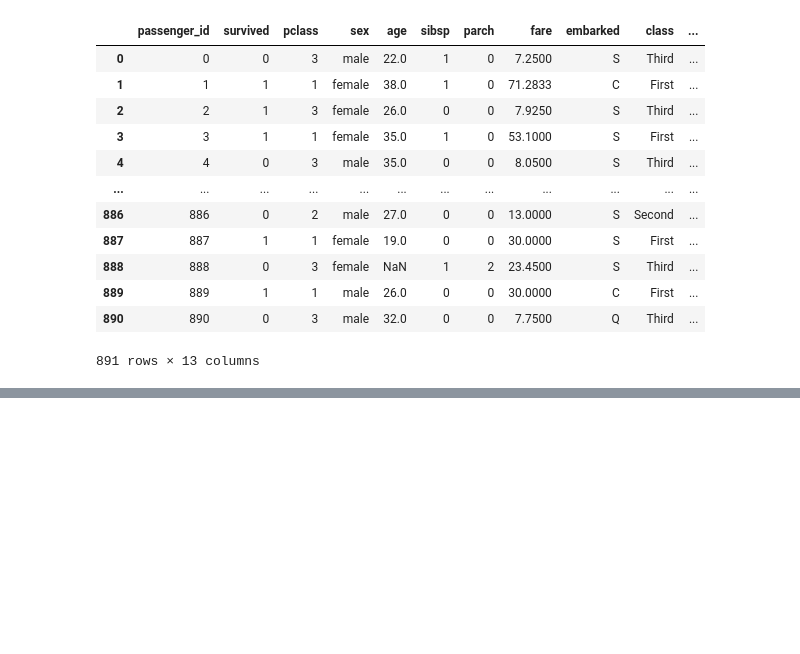
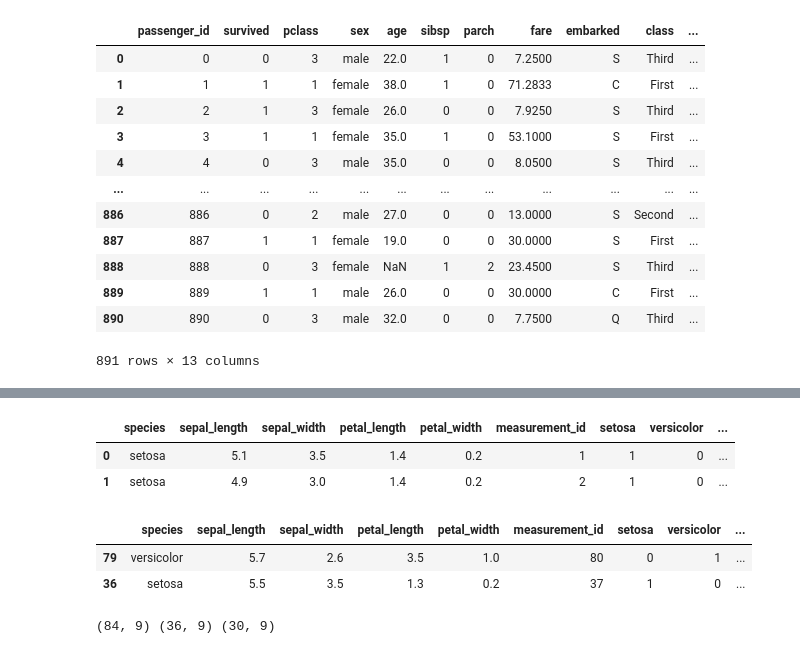
Before and after one commit to jamesallen0351/classification-exercises, a Jupyter notebook: classification_exercises.ipynb, the cells around one changed output, grey strips where cells are left out. Cells and saved outputs as stored; diff of their text form; code cells hidden in the pictures; blank space fills up the shorter version.

```diff
--- a/classification_exercises.ipynb
+++ b/classification_exercises.ipynb
@@ -275,0 +297,3 @@ df
+# %%
+# acquire data again
+df = acquire.get_iris_data()
@@ -275,0 +309,27 @@ df
+# %%
+# Create a function named prep_iris that accepts the untransformed iris data, and returns the data with the transformations above applied.
+
+def prep_iris(df):
+
+    '''Prepares acquired Iris data for exploration'''
+
+    # drop column using .drop(columns=column_name)
+    df = df.drop(columns='species_id')
+
+    # remame column using .rename(columns={current_column_name : replacement_column_name})
+    df = df.rename(columns={'species_name':'species'})
+
+    # create dummies dataframe using .get_dummies(column_name,not dropping any of the dummy columns)
+    dummy_df = pd.get_dummies(df['species'], drop_first=False)
+
+    # join original df with dummies df using .concat([original_df,dummy_df], join along the index)
+    df = pd.concat([df, dummy_df], axis=1)
+
+    return df
+# %%
+df = prep_iris(df)
+df.head(2)
+# %% [output]
+|  | species | sepal_length | sepal_width | petal_length | petal_width | measurement_id | setosa | versicolor | ... |
+| 0 | setosa | 5.1 | 3.5 | 1.4 | 0.2 | 1 | 1 | 0 | ... |
+| 1 | setosa | 4.9 | 3.0 | 1.4 | 0.2 | 2 | 1 | 0 | ... |
@@ -275,0 +369,11 @@ df
+# %%
+train, validate, test = train_validate_test_split(df, target='species')
+train.head(2)
+# %% [output]
+|  | species | sepal_length | sepal_width | petal_length | petal_width | measurement_id | setosa | versicolor | ... |
+| 79 | versicolor | 5.7 | 2.6 | 3.5 | 1.0 | 80 | 0 | 1 | ... |
+| 36 | setosa | 5.5 | 3.5 | 1.3 | 0.2 | 37 | 1 | 0 | ... |
+# %%
+print(train.shape, validate.shape, test.shape)
+# %% [output]
+(84, 9) (36, 9) (30, 9)
```
Also changed, not shown: parts of 5 cells of this notebook.
